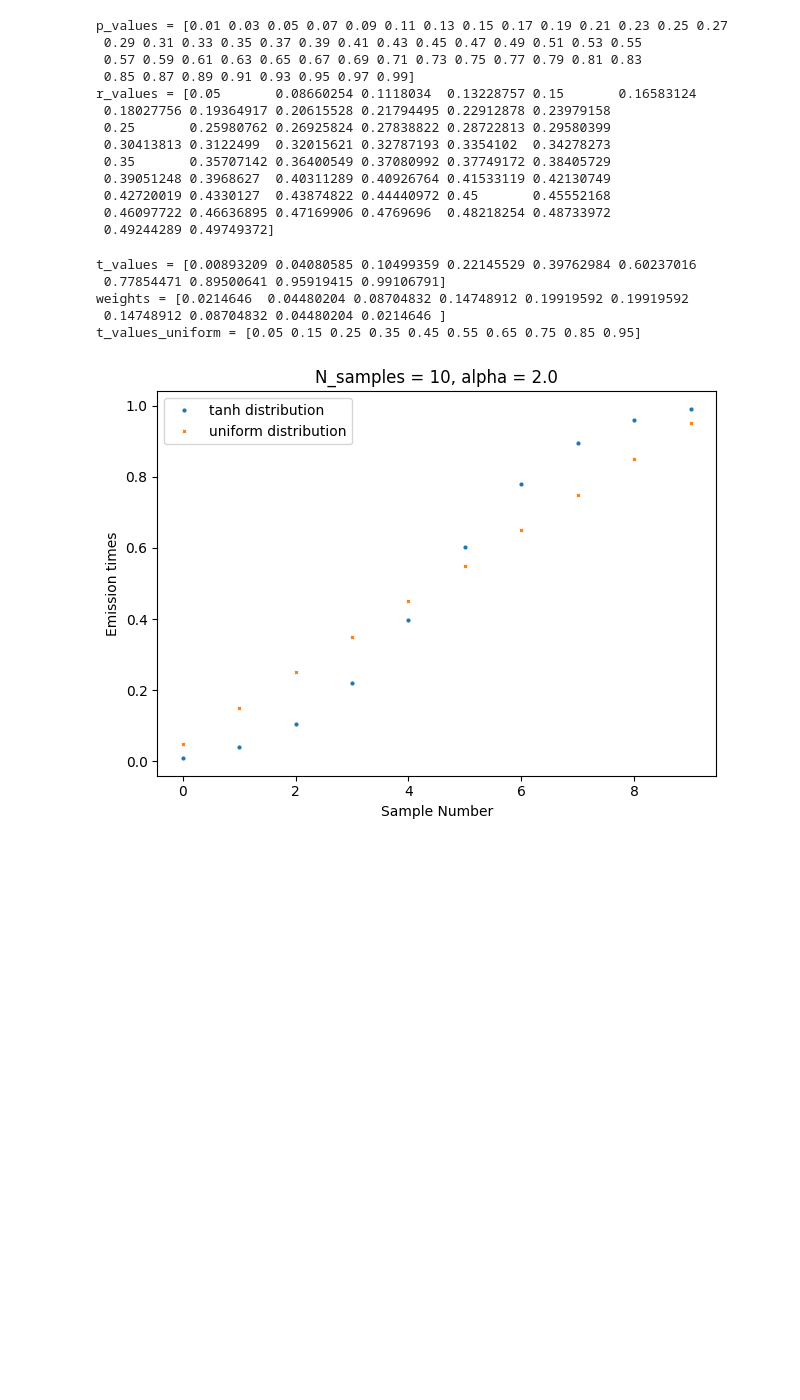
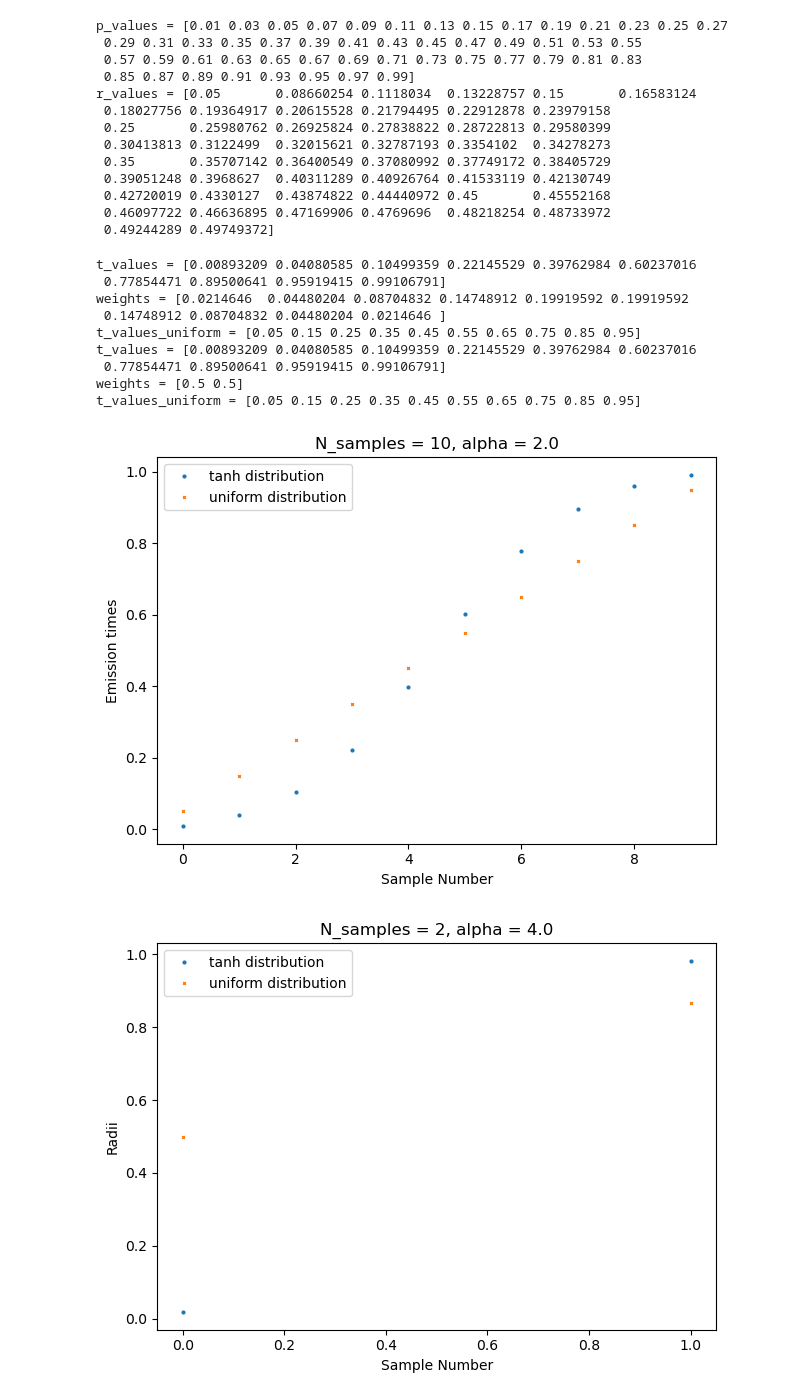
Before and after one commit to blestrada/Deterministic_Particle_Transport, a Jupyter notebook: python/jupyter/2d_testing.ipynb, the cells around one changed output. Drawn from its saved outputs; the diff is of its cells as text; code cells hidden in the pictures; blank space fills up the shorter version.

```diff
--- a/python/jupyter/2d_testing.ipynb
+++ b/python/jupyter/2d_testing.ipynb
@@ -480,30 +480,105 @@ def deterministic_sample_z(z_min: float,
     z_values = z_min + (np.arange(n_samples)+0.5) * (z_max - z_min) / n_samples
     return z_values
 
 
 n_samples = 10
 alpha = 2.0
 t_lower = 0.0
 t_upper = 1.0
 t_values, weights = deterministic_sample_t_tanh_dist(n_samples, 2.0, t_lower, t_upper)
 t_values_uniform = deterministic_sample_z(t_lower, t_upper, n_samples)
 print(f't_values = {t_values}')
 
 print(f'weights = {weights}')
 print(f't_values_uniform = {t_values_uniform}')
 plt.figure()
 plt.title(f'N_samples = {n_samples}, alpha = {alpha}')
 plt.plot(t_values, linestyle='none', marker='o', markersize=2, label='tanh distribution')
 plt.plot(t_values_uniform, linestyle='none', marker='x', markersize=2, label='uniform distribution')
 plt.legend()
 plt.ylabel('Emission times')
 plt.xlabel('Sample Number')
 plt.tight_layout()
 plt.savefig('tanh.png',dpi=900)
+
+def deterministic_sample_r_tanh_dist(
+    n_samples: int,
+    alpha: float,
+    r_min: float,
+    r_max: float
+) -> tuple[NDArray, NDArray]:
+    """
+    Sample radius R using a tanh distribution to cluster points near r_min and r_max,
+    while maintaining the physical PDF weights of a cylindrical shell.
+    """
+    # 1. Generate the tanh-mapped values (p_values) in the range [0, 1]
+    # We use the same logic as the time-sampling but shifted to [0, 1]
+    i = np.arange(n_samples)
+    j = (i + 0.5) / n_samples - 0.5  # Range [-0.5, 0.5]
+    j_scaled = j * 2                 # Range [-1, 1]
+
+    # This maps j_scaled to a non-linear range [0, 1]
+    # p_values will be clustered near 0 and 1
+    p_values = 0.5 + 0.5 * (np.tanh(alpha * j_scaled) / np.tanh(alpha))
+
+    # 2. Map these p_values to Radius using the physical PDF (Cylindrical shell)
+    # r = sqrt(r_min^2 + p * (r_max^2 - r_min^2))
+    r_sq_diff = r_max**2 - r_min**2
+    r_values = np.sqrt(r_min**2 + p_values * r_sq_diff)
+
+    # 3. Calculate weights
+    # The weight is composed of two parts:
+    # A) The tanh Jacobian: 1 / cosh^2(alpha * j_scaled)
+    # B) The Radial Jacobian: The uniform-to-radius transformation is self-correcting
+    #    if we use the tanh weights directly.
+    weights = 1.0 / (np.cosh(alpha * j_scaled)**2)
+
+    # 4. Normalize weights so their mean is 1.0
+    weights = weights / np.mean(weights)
+
+    return r_values, weights
+
+def deterministic_sample_radius(r_min: float,
+                                r_max: float,
+                                n_samples: int
+) -> NDArray:
+    """
+    Deterministically sample R for a cylindrical shell.
+    """
+    # centered uniform points
+    p_values = (np.arange(n_samples) + 0.5) / n_samples
+    # apply the PDF
+    r_values = np.sqrt(r_min**2 + p_values * (r_max**2 - r_min**2))
+    return r_values
+
+n_samples = 2
+alpha = 4.0
+r_lower = 0.0
+r_upper = 1.0
+r_values, weights = deterministic_sample_t_tanh_dist(n_samples, alpha, r_lower, r_upper)
+r_values_uniform = deterministic_sample_radius(r_lower, r_upper, n_samples)
+print(f't_values = {t_values}')
+
+print(f'weights = {weights}')
+print(f't_values_uniform = {t_values_uniform}')
+plt.figure()
+plt.title(f'N_samples = {n_samples}, alpha = {alpha}')
+plt.plot(r_values, linestyle='none', marker='o', markersize=2, label='tanh distribution')
+plt.plot(r_values_uniform, linestyle='none', marker='x', markersize=2, label='uniform distribution')
+plt.legend()
+plt.ylabel('Radii')
+plt.xlabel('Sample Number')
+plt.tight_layout()
+plt.savefig('tanh_radius.png',dpi=900)
 # %% [output]
 t_values = [0.00893209 0.04080585 0.10499359 0.22145529 0.39762984 0.60237016
  0.77854471 0.89500641 0.95919415 0.99106791]
 weights = [0.0214646  0.04480204 0.08704832 0.14748912 0.19919592 0.19919592
  0.14748912 0.08704832 0.04480204 0.0214646 ]
 t_values_uniform = [0.05 0.15 0.25 0.35 0.45 0.55 0.65 0.75 0.85 0.95]
+t_values = [0.00893209 0.04080585 0.10499359 0.22145529 0.39762984 0.60237016
+ 0.77854471 0.89500641 0.95919415 0.99106791]
+weights = [0.5 0.5]
+t_values_uniform = [0.05 0.15 0.25 0.35 0.45 0.55 0.65 0.75 0.85 0.95]
 [figure]
+[figure, added]
```
Also changed, not shown: parts of 1 cell of this notebook, 10 other files.
